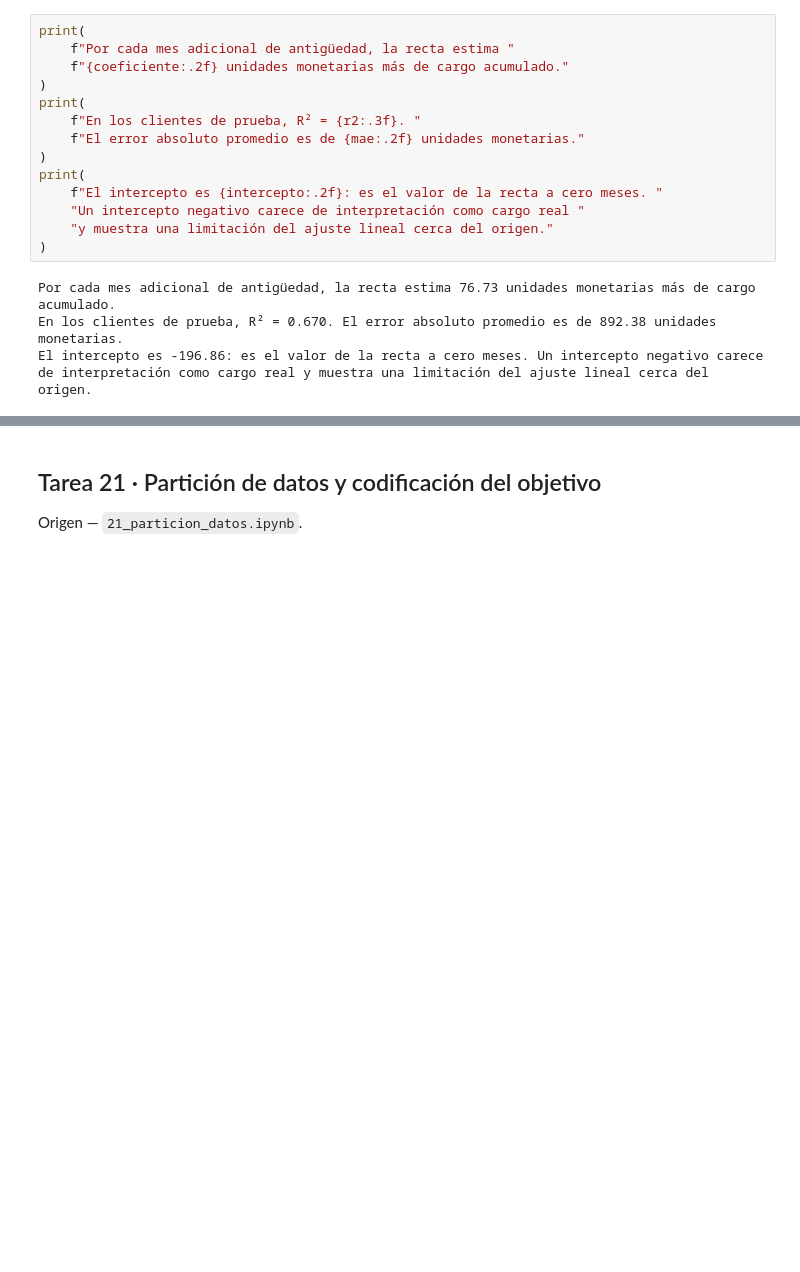
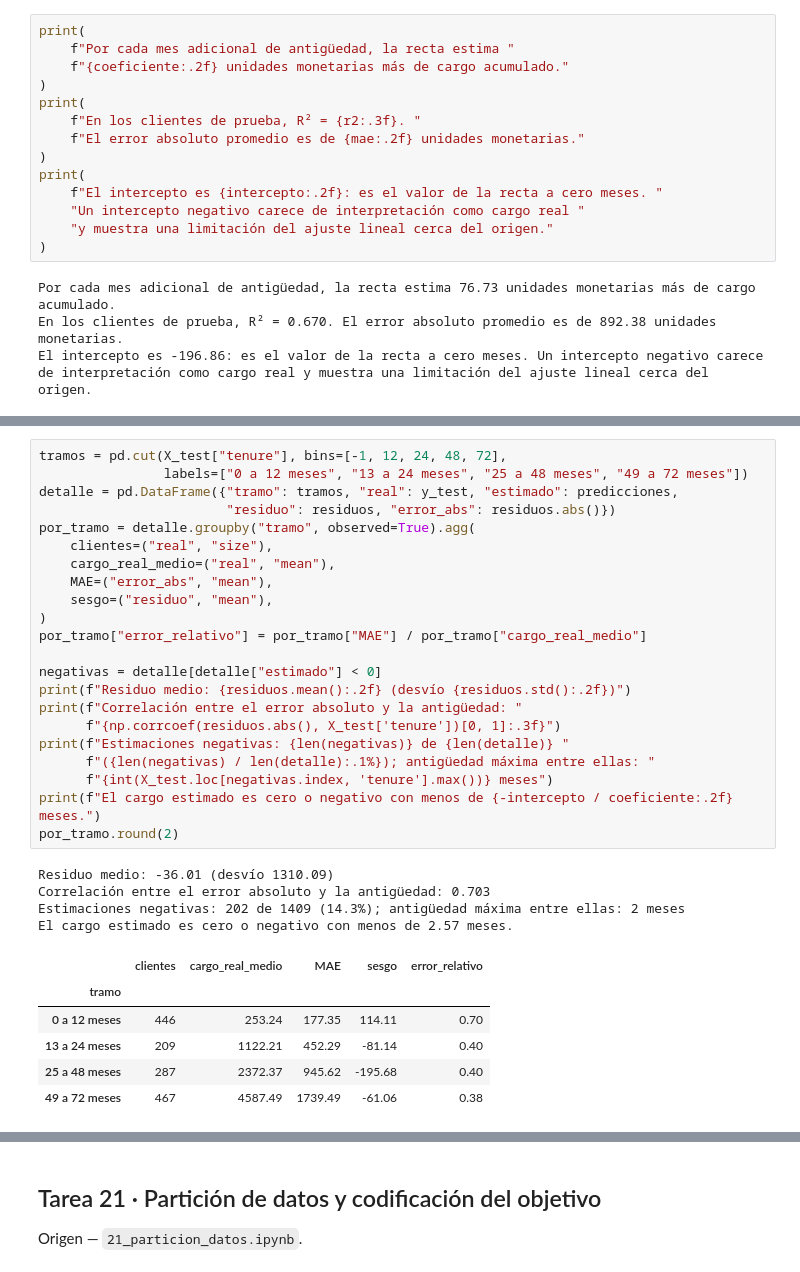
Before and after one commit to julianschmidt1/tpi-analisis-de-datos, a Jupyter notebook: notebooks/TPI_Analisis_de_Datos.ipynb, the cells around one changed output, grey strips where cells are left out. Drawn from its saved outputs; the diff is of its cells as text; blank space fills up the shorter version.

```diff
--- a/notebooks/TPI_Analisis_de_Datos.ipynb
+++ b/notebooks/TPI_Analisis_de_Datos.ipynb
@@ -2027,0 +2117,33 @@ El intercepto es -196.86: es el valor de la recta a cero meses. Un intercepto ne
+# %%
+tramos = pd.cut(X_test["tenure"], bins=[-1, 12, 24, 48, 72],
+                labels=["0 a 12 meses", "13 a 24 meses", "25 a 48 meses", "49 a 72 meses"])
+detalle = pd.DataFrame({"tramo": tramos, "real": y_test, "estimado": predicciones,
+                        "residuo": residuos, "error_abs": residuos.abs()})
+por_tramo = detalle.groupby("tramo", observed=True).agg(
+    clientes=("real", "size"),
+    cargo_real_medio=("real", "mean"),
+    MAE=("error_abs", "mean"),
+    sesgo=("residuo", "mean"),
+)
+por_tramo["error_relativo"] = por_tramo["MAE"] / por_tramo["cargo_real_medio"]
+
+negativas = detalle[detalle["estimado"] < 0]
+print(f"Residuo medio: {residuos.mean():.2f} (desvío {residuos.std():.2f})")
+print(f"Correlación entre el error absoluto y la antigüedad: "
+      f"{np.corrcoef(residuos.abs(), X_test['tenure'])[0, 1]:.3f}")
+print(f"Estimaciones negativas: {len(negativas)} de {len(detalle)} "
+      f"({len(negativas) / len(detalle):.1%}); antigüedad máxima entre ellas: "
+      f"{int(X_test.loc[negativas.index, 'tenure'].max())} meses")
+print(f"El cargo estimado es cero o negativo con menos de {-intercepto / coeficiente:.2f} meses.")
+por_tramo.round(2)
+# %% [output]
+Residuo medio: -36.01 (desvío 1310.09)
+Correlación entre el error absoluto y la antigüedad: 0.703
+Estimaciones negativas: 202 de 1409 (14.3%); antigüedad máxima entre ellas: 2 meses
+El cargo estimado es cero o negativo con menos de 2.57 meses.
+|  | clientes | cargo_real_medio | MAE | sesgo | error_relativo |
+| tramo |  |  |  |  |  |
+| 0 a 12 meses | 446 | 253.24 | 177.35 | 114.11 | 0.70 |
+| 13 a 24 meses | 209 | 1122.21 | 452.29 | -81.14 | 0.40 |
+| 25 a 48 meses | 287 | 2372.37 | 945.62 | -195.68 | 0.40 |
+| 49 a 72 meses | 467 | 4587.49 | 1739.49 | -61.06 | 0.38 |
```
Also changed, not shown: parts of 15 cells of this notebook, 11 other files.
